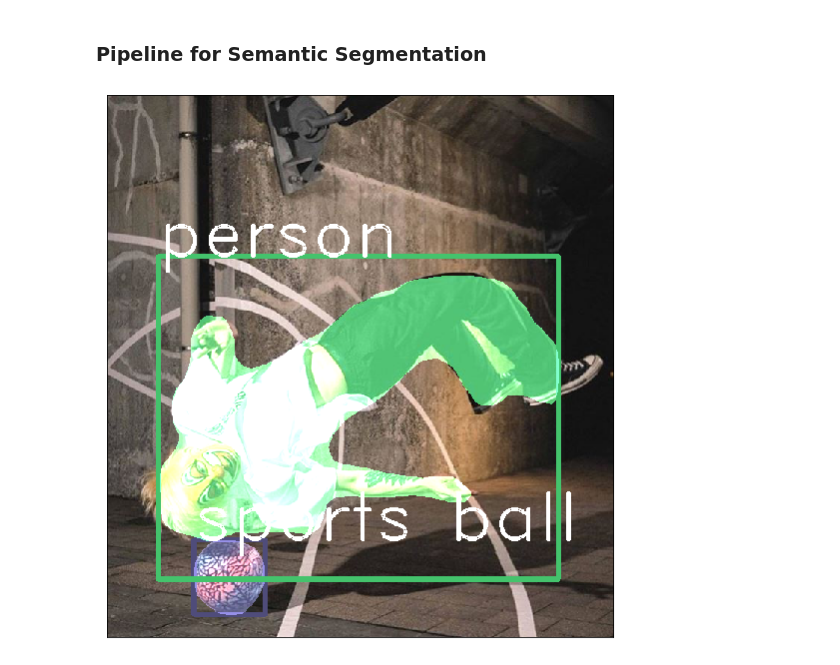
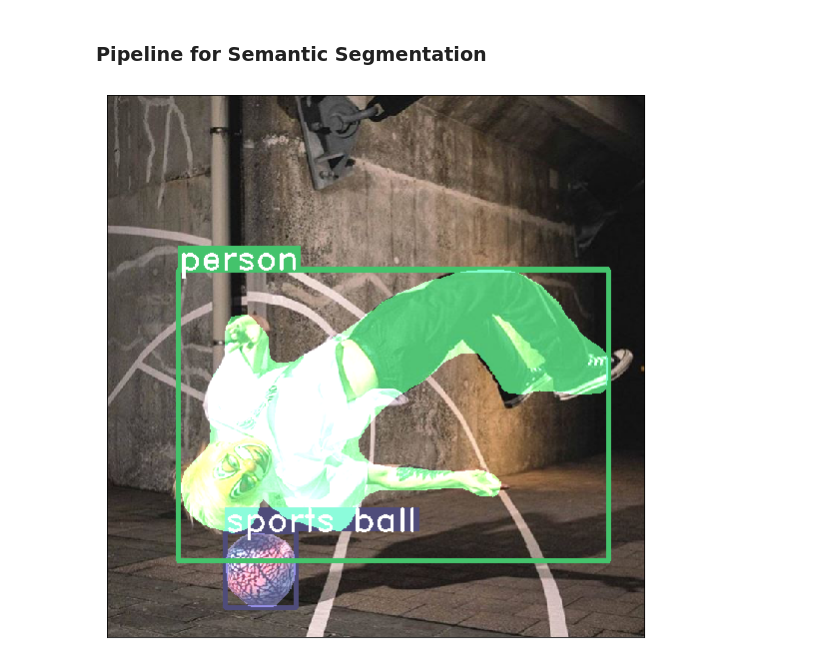
Before and after one commit to Silence1995/Pytorch, a Jupyter notebook: instance_segmentation.ipynb, the cells around one changed output. Cells and saved outputs as stored; diff of their text form; code cells hidden in the pictures.

Commit message:
update the instance segmentation

```diff
--- a/instance_segmentation.ipynb
+++ b/instance_segmentation.ipynb
@@ -112,6 +112,12 @@ def instance_segmentation_api(img_path, threshold=0.5, rect_th=3, text_size=3, t
         cv2.rectangle(img, boxes[i][0], boxes[i][1],color=color_dict[pred_cls[i]], thickness=rect_th)
         cv2.putText(img,pred_cls[i], boxes[i][0], cv2.FONT_HERSHEY_DUPLEX, text_size, (255,255,255), thickness=text_th)
 
+
+        text_width, text_height = cv2.getTextSize(pred_cls[i],cv2.FONT_HERSHEY_DUPLEX, text_size,thickness=text_th)[0]
+        cv2.rectangle(img,  boxes[i][0],  (int(boxes[i][0][0]+text_width), int(boxes[i][0][1]-text_height)), color_dict[pred_cls[i]], cv2.FILLED)
+        cv2.putText(img,pred_cls[i], boxes[i][0], cv2.FONT_HERSHEY_DUPLEX, text_size, (255,255,255), thickness=text_th)
+
+
         rgb_mask = random_colour_masks(masks[i],pred_cls[i])
         img = cv2.addWeighted(img, 1, rgb_mask, 0.9, 0)
 
@@ -123,6 +129,6 @@ def instance_segmentation_api(img_path, threshold=0.5, rect_th=3, text_size=3, t
     plt.yticks([])
     plt.show()
 # %%
-instance_segmentation_api('test.jpg', rect_th=5, text_th=2, text_size=3, threshold=0.8)
+instance_segmentation_api('test.jpg', rect_th=5, text_th=2, text_size=1.5, threshold=0.8)
 # %% [output]
-[figure, old version]
+[figure, new version]
```
Also changed, not shown: 1 other file.
